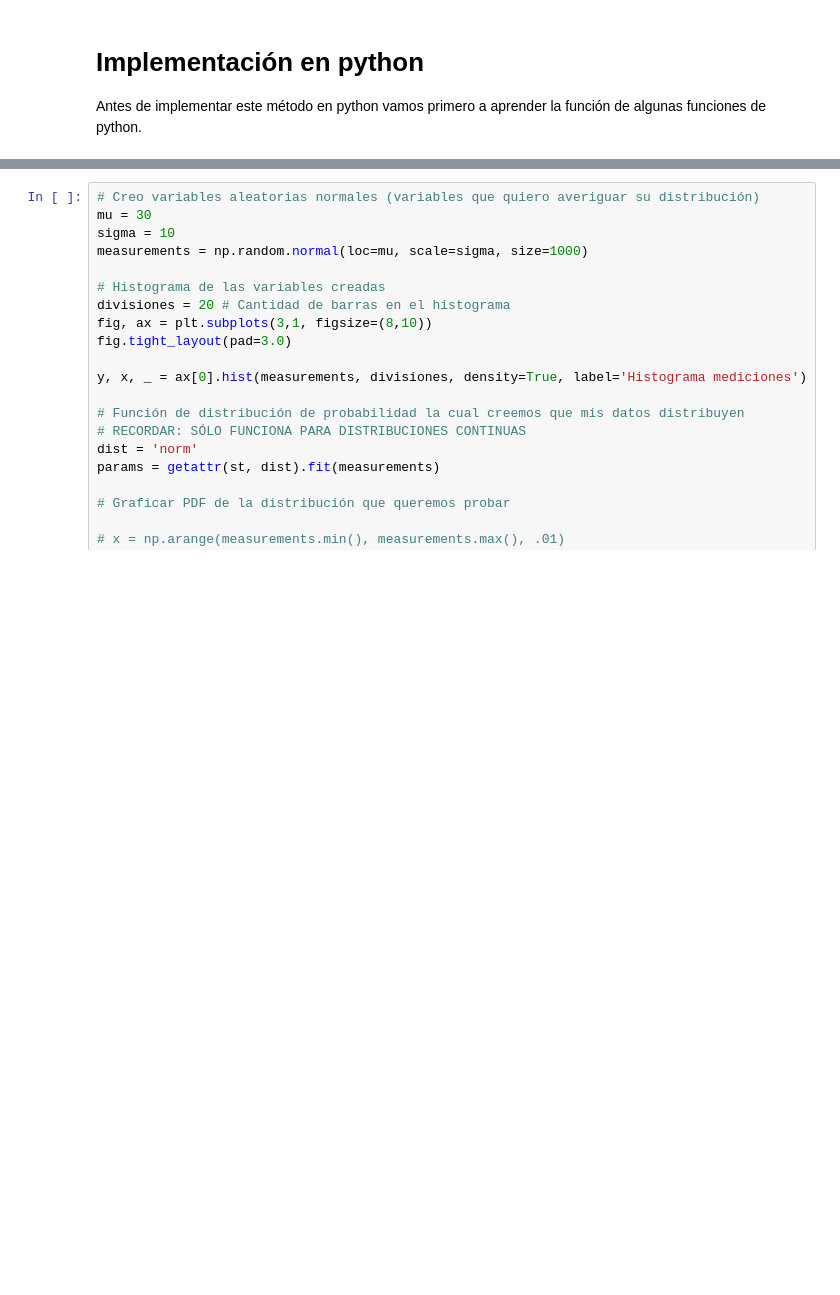
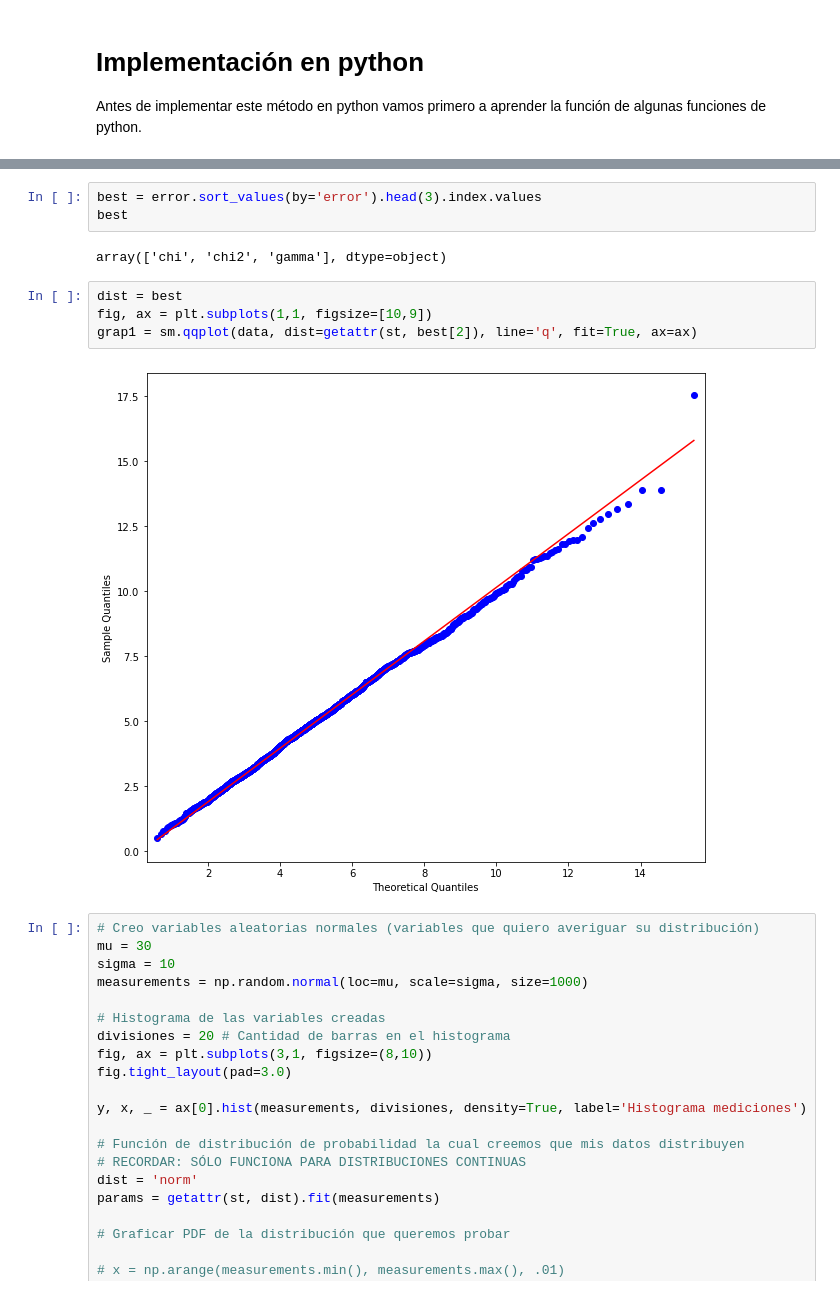
Before and after one commit to Miriam1999/SPF-2021-I, a Jupyter notebook: TEMA-2/Clase19_ComprobacionDeDistribuciones.ipynb, the cells around one changed output, grey strips where cells are left out. Drawn from its saved outputs; the diff is of its cells as text; blank space fills up the shorter version.

```diff
--- a/TEMA-2/Clase19_ComprobacionDeDistribuciones.ipynb
+++ b/TEMA-2/Clase19_ComprobacionDeDistribuciones.ipynb
@@ -51,3 +99,14 @@ Wall time: 1.09 s
+# %%
+best = error.sort_values(by='error').head(3).index.values
+best
+# %% [output]
+array(['chi', 'chi2', 'gamma'], dtype=object)
+# %%
+dist = best
+fig, ax = plt.subplots(1,1, figsize=[10,9])
+grap1 = sm.qqplot(data, dist=getattr(st, best[2]), line='q', fit=True, ax=ax)
+# %% [output]
+[figure, added]
 # %%
 # Creo variables aleatorias normales (variables que quiero averiguar su distribución)
 mu = 30
```
Also changed, not shown: parts of 14 cells of this notebook, 5 other files.
